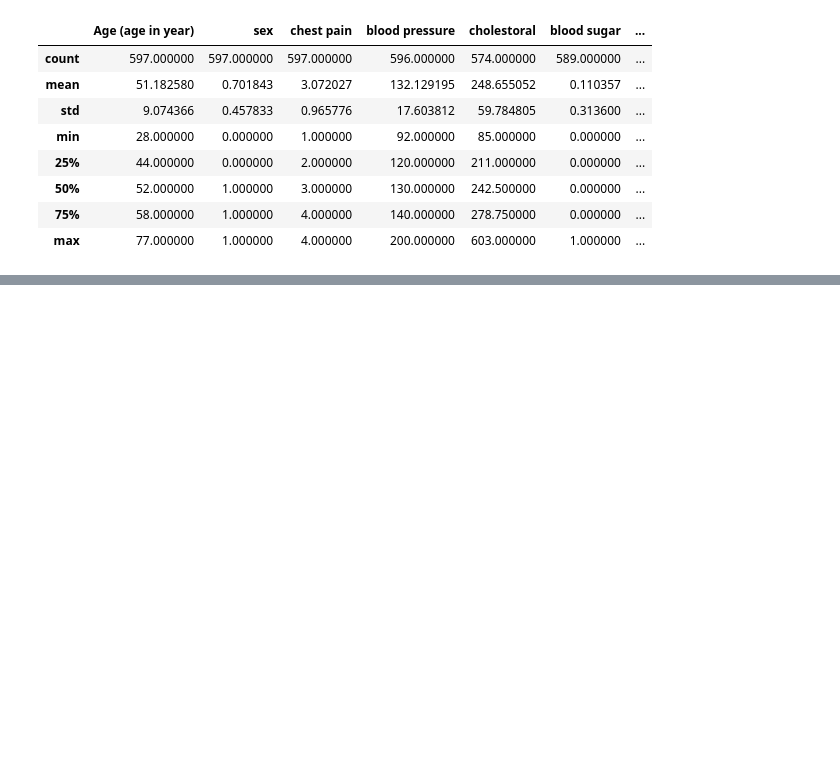
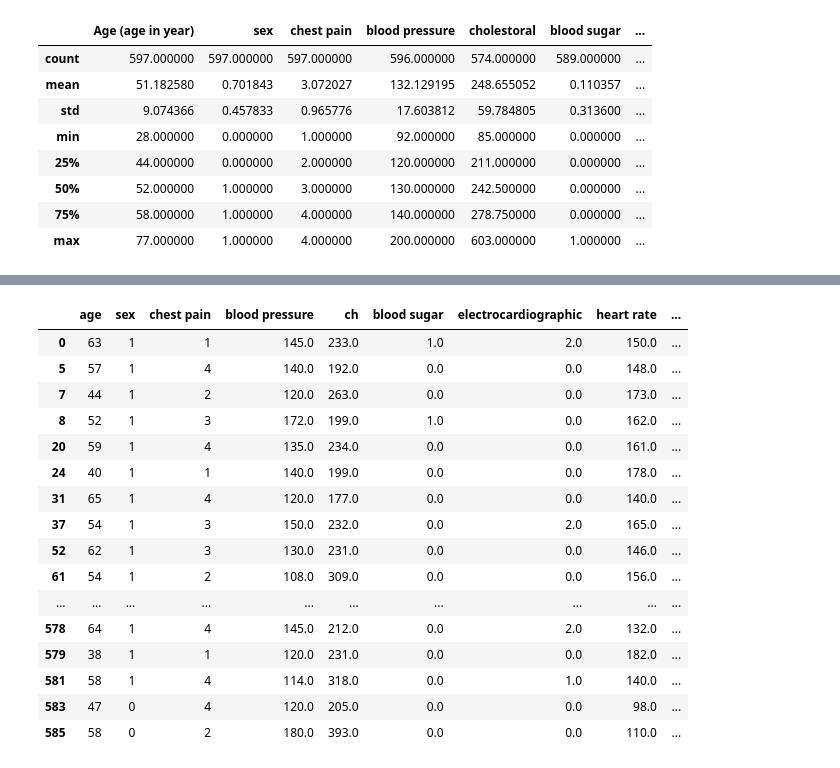
Before and after one commit to majidgolbaz/Heart-Failure-Prediction, a Jupyter notebook: Pre-Processing/preProccessing.ipynb, the cells around one changed output, grey strips where cells are left out. Drawn from its saved outputs; the diff is of its cells as text; code cells hidden in the pictures; blank space fills up the shorter version.

```diff
--- a/Pre-Processing/preProccessing.ipynb
+++ b/Pre-Processing/preProccessing.ipynb
@@ -36,0 +63,3 @@ are there missing values? True
+# %%
+df = df.rename(columns= {'Age (age in year)' : "age", "cholestoral " : "ch" })
+list (df.columns)
@@ -36,0 +110,20 @@ are there missing values? True
+# %%
+df[df['thal'].isin([4,6,7])]
+# %% [output]
+|  | age | sex | chest pain | blood pressure | ch | blood sugar | electrocardiographic | heart rate | ... |
+| 0 | 63 | 1 | 1 | 145.0 | 233.0 | 1.0 | 2.0 | 150.0 | ... |
+| 5 | 57 | 1 | 4 | 140.0 | 192.0 | 0.0 | 0.0 | 148.0 | ... |
+| 7 | 44 | 1 | 2 | 120.0 | 263.0 | 0.0 | 0.0 | 173.0 | ... |
+| 8 | 52 | 1 | 3 | 172.0 | 199.0 | 1.0 | 0.0 | 162.0 | ... |
+| 20 | 59 | 1 | 4 | 135.0 | 234.0 | 0.0 | 0.0 | 161.0 | ... |
+| 24 | 40 | 1 | 1 | 140.0 | 199.0 | 0.0 | 0.0 | 178.0 | ... |
+| 31 | 65 | 1 | 4 | 120.0 | 177.0 | 0.0 | 0.0 | 140.0 | ... |
+| 37 | 54 | 1 | 3 | 150.0 | 232.0 | 0.0 | 2.0 | 165.0 | ... |
+| 52 | 62 | 1 | 3 | 130.0 | 231.0 | 0.0 | 0.0 | 146.0 | ... |
+| 61 | 54 | 1 | 2 | 108.0 | 309.0 | 0.0 | 0.0 | 156.0 | ... |
+| ... | ... | ... | ... | ... | ... | ... | ... | ... | ... |
+| 578 | 64 | 1 | 4 | 145.0 | 212.0 | 0.0 | 2.0 | 132.0 | ... |
+| 579 | 38 | 1 | 1 | 120.0 | 231.0 | 0.0 | 0.0 | 182.0 | ... |
+| 581 | 58 | 1 | 4 | 114.0 | 318.0 | 0.0 | 1.0 | 140.0 | ... |
+| 583 | 47 | 0 | 4 | 120.0 | 205.0 | 0.0 | 0.0 | 98.0 | ... |
+| 585 | 58 | 0 | 2 | 180.0 | 393.0 | 0.0 | 0.0 | 110.0 | ... |
```
Also changed, not shown: parts of 13 cells of this notebook.
